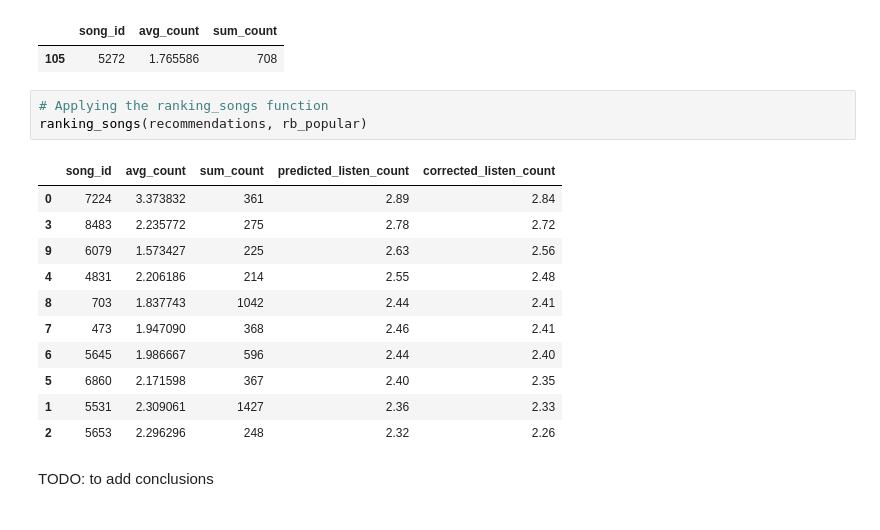
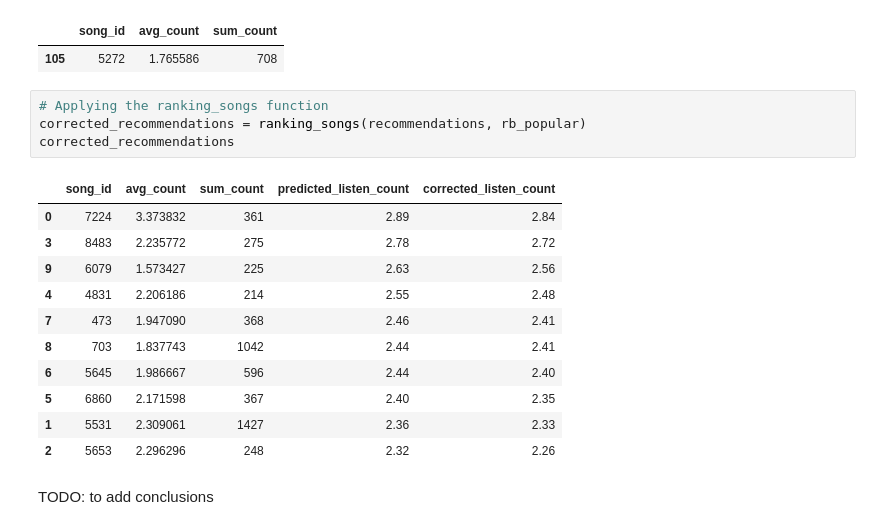
Before and after one commit to ariel-hedvat/AdvancedMLDLCourseAssignments, a Jupyter notebook: finalProject/Recommendation_System_Project_Group_4.ipynb, the cells around one changed output. Saved outputs shown, nothing was run; the diff lists cells and outputs as text.

```diff
--- a/finalProject/Recommendation_System_Project_Group_4.ipynb
+++ b/finalProject/Recommendation_System_Project_Group_4.ipynb
@@ -2236,15 +2244,16 @@ rb_popular[rb_popular['song_id'] == listen_song_id]
 | 105 | 5272 | 1.765586 | 708 |
 # %%
 # Applying the ranking_songs function
-ranking_songs(recommendations, rb_popular)
+corrected_recommendations = ranking_songs(recommendations, rb_popular)
+corrected_recommendations
 # %% [output]
 |  | song_id | avg_count | sum_count | predicted_listen_count | corrected_listen_count |
 | 0 | 7224 | 3.373832 | 361 | 2.89 | 2.84 |
 | 3 | 8483 | 2.235772 | 275 | 2.78 | 2.72 |
 | 9 | 6079 | 1.573427 | 225 | 2.63 | 2.56 |
 | 4 | 4831 | 2.206186 | 214 | 2.55 | 2.48 |
+| 7 | 473 | 1.947090 | 368 | 2.46 | 2.41 |
 | 8 | 703 | 1.837743 | 1042 | 2.44 | 2.41 |
-| 7 | 473 | 1.947090 | 368 | 2.46 | 2.41 |
 | 6 | 5645 | 1.986667 | 596 | 2.44 | 2.40 |
 | 5 | 6860 | 2.171598 | 367 | 2.40 | 2.35 |
 | 1 | 5531 | 2.309061 | 1427 | 2.36 | 2.33 |
```
Also changed, not shown: parts of 5 cells of this notebook.
